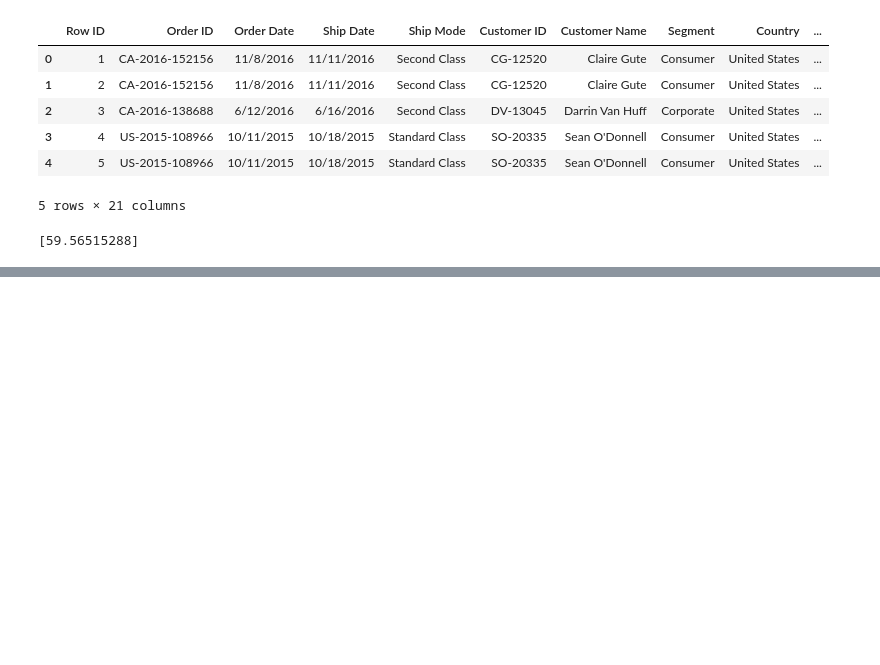
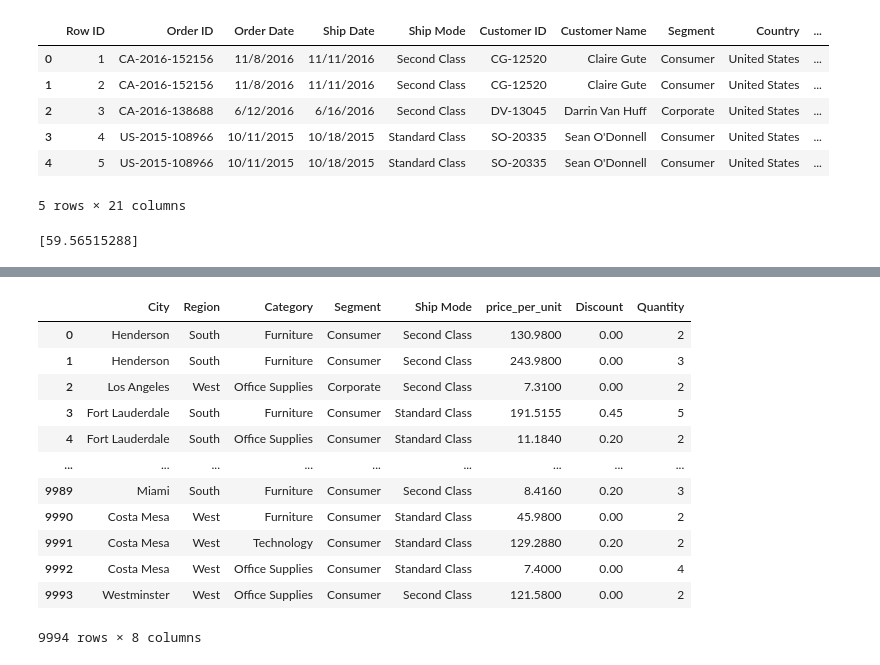
Before and after one commit to hassanh7n/regression, a Jupyter notebook: multiple_linear_regression.ipynb, the cells around one changed output, grey strips where cells are left out. Cells and saved outputs as stored; diff of their text form; code cells hidden in the pictures; blank space fills up the shorter version.

```diff
--- a/multiple_linear_regression.ipynb
+++ b/multiple_linear_regression.ipynb
@@ -139,0 +160,2 @@ print(predicted_profit)
+# %%
+df['price_per_unit'] = df['Sales'] / df['Quantity']
@@ -139,0 +191,19 @@ print(predicted_profit)
+# %%
+X = df[['City', 'Region', 'Category',  'Segment', 'Ship Mode', 'price_per_unit', 'Discount', 'Quantity']]
+y = df['Profit']
+# %%
+X
+# %% [output]
+|  | City | Region | Category | Segment | Ship Mode | price_per_unit | Discount | Quantity |
+| 0 | Henderson | South | Furniture | Consumer | Second Class | 130.9800 | 0.00 | 2 |
+| 1 | Henderson | South | Furniture | Consumer | Second Class | 243.9800 | 0.00 | 3 |
+| 2 | Los Angeles | West | Office Supplies | Corporate | Second Class | 7.3100 | 0.00 | 2 |
+| 3 | Fort Lauderdale | South | Furniture | Consumer | Standard Class | 191.5155 | 0.45 | 5 |
+| 4 | Fort Lauderdale | South | Office Supplies | Consumer | Standard Class | 11.1840 | 0.20 | 2 |
+| ... | ... | ... | ... | ... | ... | ... | ... | ... |
+| 9989 | Miami | South | Furniture | Consumer | Second Class | 8.4160 | 0.20 | 3 |
+| 9990 | Costa Mesa | West | Furniture | Consumer | Standard Class | 45.9800 | 0.00 | 2 |
+| 9991 | Costa Mesa | West | Technology | Consumer | Standard Class | 129.2880 | 0.20 | 2 |
+| 9992 | Costa Mesa | West | Office Supplies | Consumer | Standard Class | 7.4000 | 0.00 | 4 |
+| 9993 | Westminster | West | Office Supplies | Consumer | Second Class | 121.5800 | 0.00 | 2 |
+9994 rows × 8 columns
```
Also changed, not shown: parts of 9 cells of this notebook, 1 other file.
